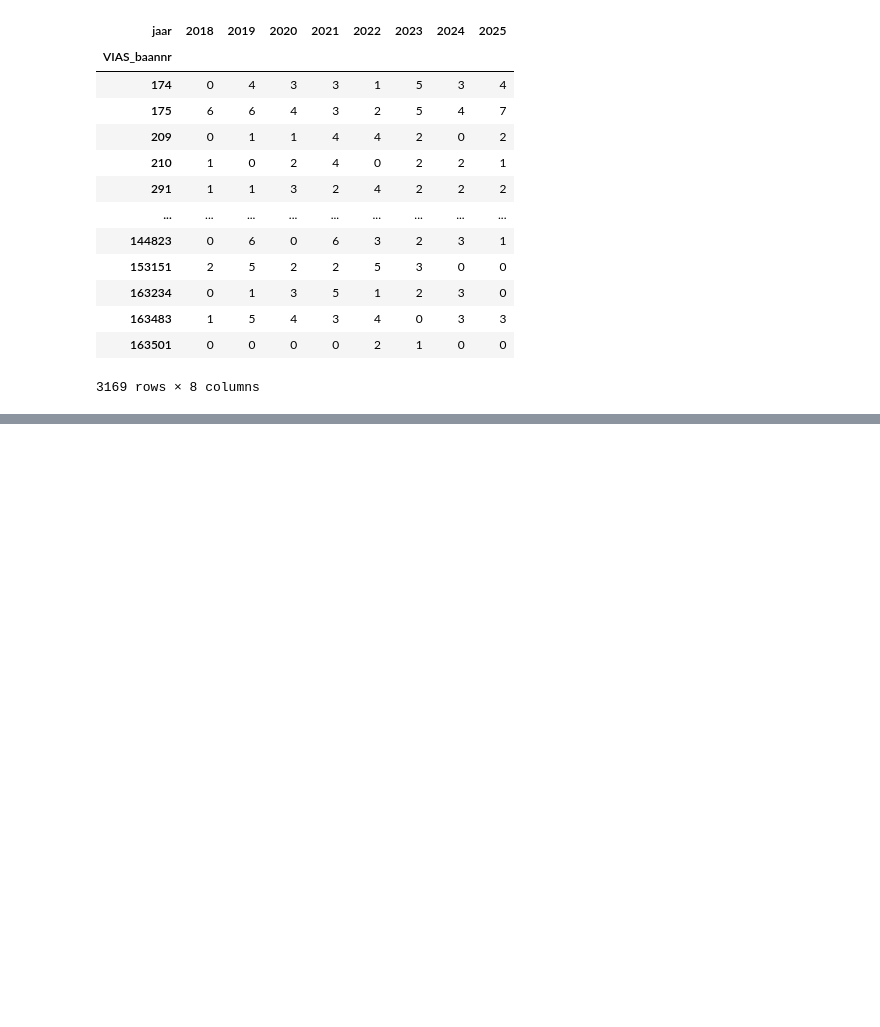
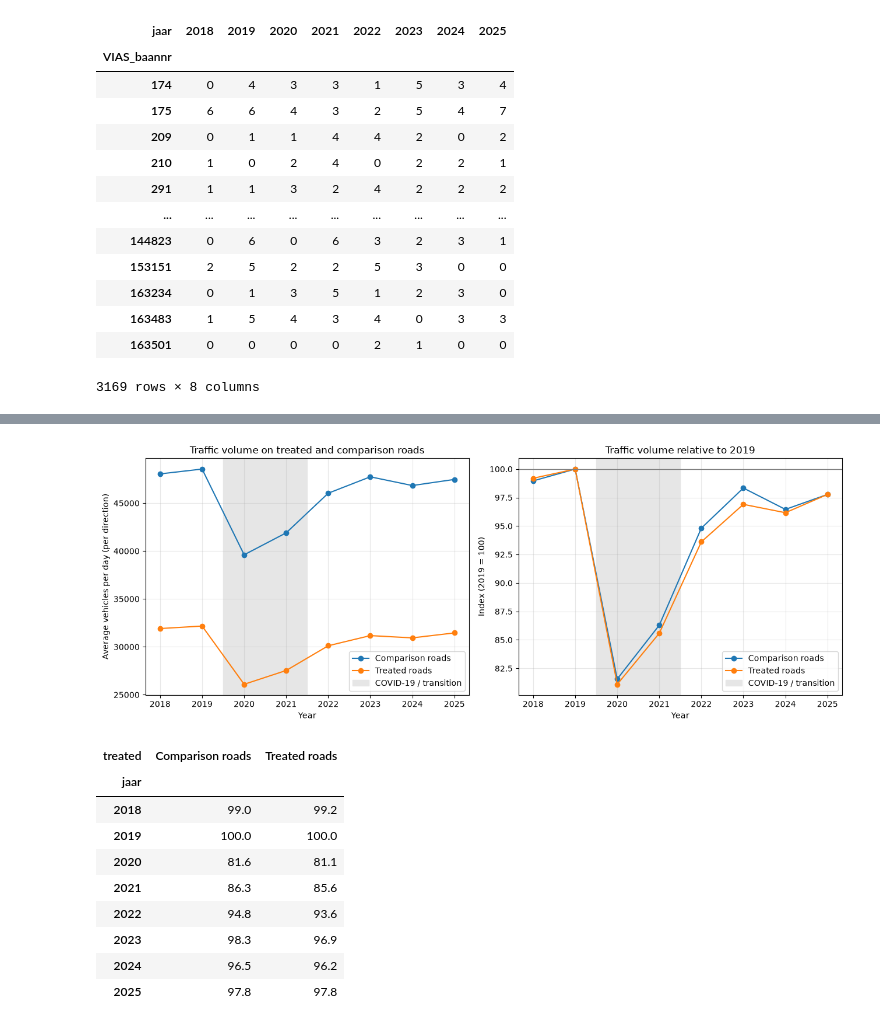
Before and after one commit to RoosPlaum/programming_project, a Jupyter notebook: data_exploration_Teun.ipynb, the cells around one changed output, grey strips where cells are left out. Saved outputs shown, nothing was run; the diff lists cells and outputs as text; code cells hidden in the pictures; blank space fills up the shorter version.

```diff
--- a/data_exploration_Teun.ipynb
+++ b/data_exploration_Teun.ipynb
@@ -507,0 +553,42 @@ plt.show()
+# %%
+# 2.2 Traffic volume (2018-2025): verkeersintensiteit voor treated en comparison roads
+# Per groep het lengte-gewogen gemiddelde aantal voertuigen per dag (= alle voertuigkilometers / totale lengte),
+# zodat een lang baanvak zwaarder meetelt dan een kort. Rechts als index (2019 = 100), zodat je de
+# verandering van beide groepen direct kunt vergelijken: dit laat zien waarom correctie voor de drukte nodig is.
+v = resultaat[resultaat["treated"].isin([True, False])].copy()
+v["int_x_lengte"] = v["intensiteit"] * v["Lengte_baan_meter"]
+som = v.groupby(["jaar", "treated"])[["int_x_lengte", "Lengte_baan_meter"]].sum()
+intensiteit_groep = (som["int_x_lengte"] / som["Lengte_baan_meter"]).unstack("treated")
+intensiteit_groep = intensiteit_groep.rename(columns={False: "Comparison roads", True: "Treated roads"})
+
+index_2019 = intensiteit_groep / intensiteit_groep.loc[2019] * 100
+
+fig, axes = plt.subplots(1, 2, figsize=(13, 5))
+intensiteit_groep.plot(ax=axes[0], marker="o")
+axes[0].set_ylabel("Average vehicles per day (per direction)")
+axes[0].set_title("Traffic volume on treated and comparison roads")
+index_2019.plot(ax=axes[1], marker="o")
+axes[1].axhline(100, color="0.5", linewidth=1)
+axes[1].set_ylabel("Index (2019 = 100)")
+axes[1].set_title("Traffic volume relative to 2019")
+for ax in axes:
+    ax.axvspan(2019.5, 2021.5, color="0.9", zorder=0, label="COVID-19 / transition")
+    ax.set_xlabel("Year")
+    ax.grid(True, alpha=0.3)
+    ax.legend()
+plt.tight_layout()
+plt.show()
+
+index_2019.round(1)
+# %% [output]
+[figure, added]
+| treated | Comparison roads | Treated roads |
+| jaar |  |  |
+| 2018 | 99.0 | 99.2 |
+| 2019 | 100.0 | 100.0 |
+| 2020 | 81.6 | 81.1 |
+| 2021 | 86.3 | 85.6 |
+| 2022 | 94.8 | 93.6 |
+| 2023 | 98.3 | 96.9 |
+| 2024 | 96.5 | 96.2 |
+| 2025 | 97.8 | 97.8 |
```
Also changed, not shown: parts of 12 cells of this notebook, 2 other files.
